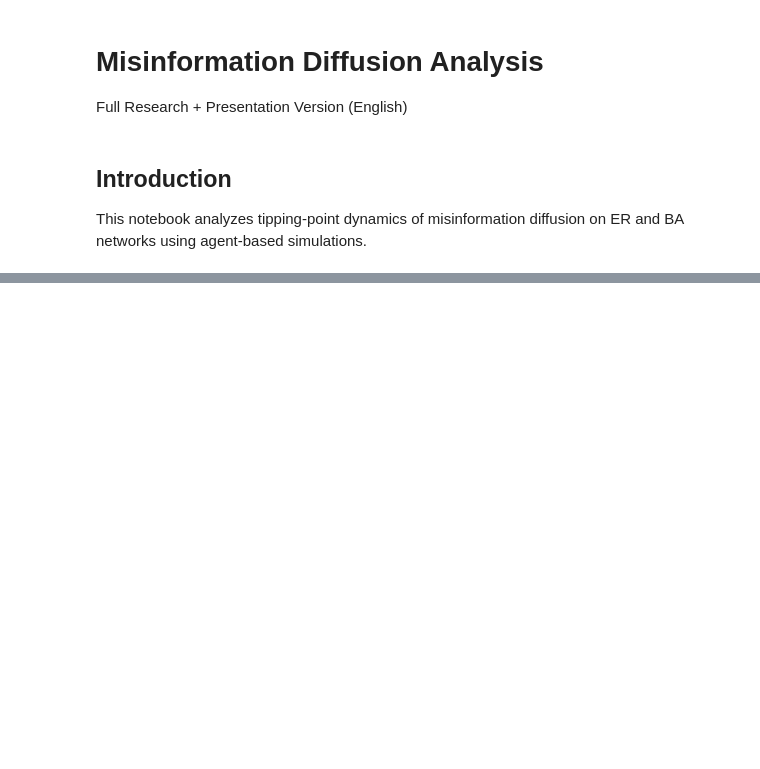
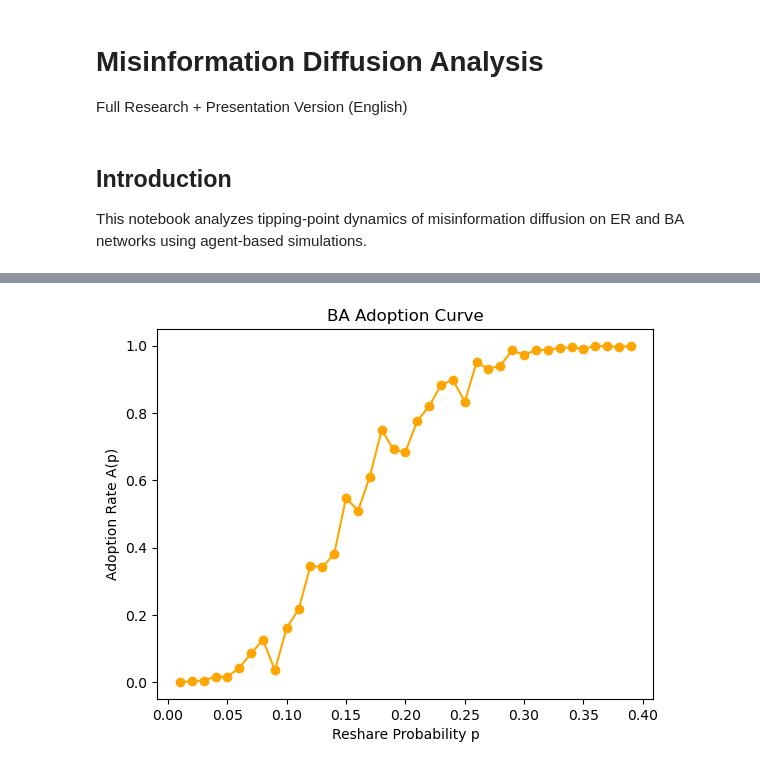
Before and after one commit to kechavious/misinfomation, a Jupyter notebook: misinformation_analysis.ipynb, the cells around one changed output, grey strips where cells are left out. Cells and saved outputs as stored; diff of their text form; code cells hidden in the pictures; blank space fills up the shorter version.

```diff
--- a/misinformation_analysis.ipynb
+++ b/misinformation_analysis.ipynb
@@ -136,0 +99,10 @@ df_ba
+# %%
+plt.figure()
+plt.plot(p_values, A_ba, marker='o', color='orange')
+plt.title("BA Adoption Curve")
+plt.xlabel("Reshare Probability p")
+plt.ylabel("Adoption Rate A(p)")
+plt.savefig("results/plots/ba_adoption_curve.png", dpi=300)
+plt.show()
+# %% [output]
+[figure, added]
```
Also changed, not shown: parts of 17 cells of this notebook, 10 other files.
